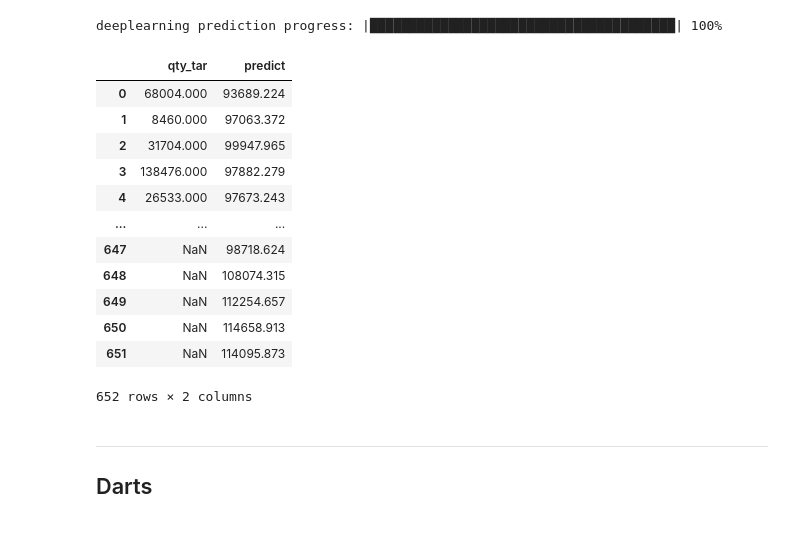
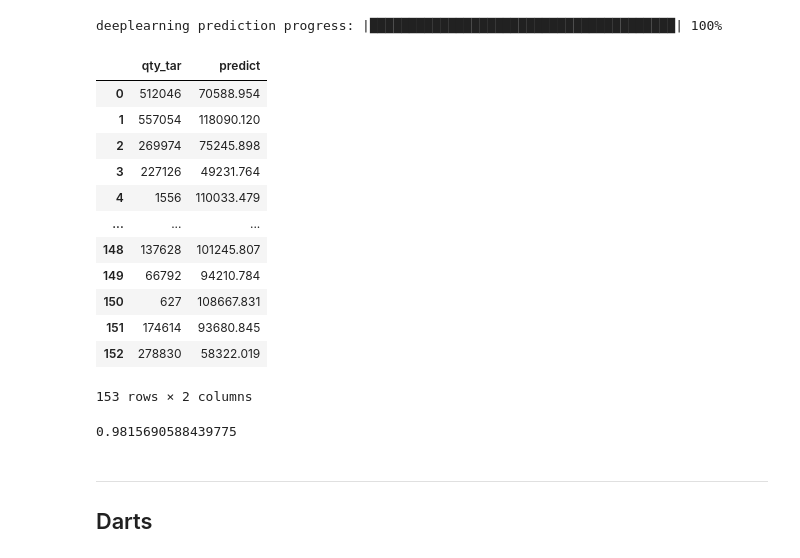
Before and after one commit to fyenne/play3_timeseries, a Jupyter notebook: hpi_out.ipynb, the cells around one changed output. Cells and saved outputs as stored; diff of their text form; code cells hidden in the pictures.

```diff
--- a/hpi_out.ipynb
+++ b/hpi_out.ipynb
@@ -567,11 +558,11 @@ h2o_df = h2o.H2OFrame(x_train2)
 train,test = h2o_df.split_frame(ratios=[0.75])
 
 dl = H2ODeepLearningEstimator(distribution="tweedie",
-                               hidden=[3,3],
+                               hidden=[30,30],
                                epochs=1000,
                                train_samples_per_iteration=-1,
                                reproducible=True,
-                               activation="rectifierwithdropout",
+                               activation="Maxout",
                                single_node_mode=False,
                                balance_classes=False,
                                force_load_balance=False,
@@ -579,10 +570,12 @@ dl = H2ODeepLearningEstimator(distribution="tweedie",
                                tweedie_power=1.5,
                                score_training_samples=0,
                                score_validation_samples=0,
+                               score_each_iteration = True,
                                stopping_rounds=0)
 dl.train(x=predictors,
          y=response,
-          training_frame=h2o_df)
+          training_frame= train,
+          validation_frame = test)
 
 # Eval performance:
 perf = dl.model_performance()
@@ -595,22 +598,28 @@ NameError: name 'insurance' is not defined
 # %%
 
 # Generate predictions on a test set (if necessary):
-pred = dl.predict(h2o_df)
+pred = dl.predict(test)
 # %% [output]
 deeplearning prediction progress: |███████████████████████████████████████| 100%
 # %%
-pd.concat([test['qty_tar'].as_data_frame(),pred.as_data_frame()], axis = 1)
+sult = pd.concat([test.as_data_frame()['qty_tar'],pred.as_data_frame()], axis = 1)
-# %% [output]
-|  | qty_tar | predict |
-| 0 | 68004.000 | 93689.224 |
-| 1 | 8460.000 | 97063.372 |
-| 2 | 31704.000 | 99947.965 |
-| 3 | 138476.000 | 97882.279 |
-| 4 | 26533.000 | 97673.243 |
-| ... | ... | ... |
-| 647 | NaN | 98718.624 |
-| 648 | NaN | 108074.315 |
-| 649 | NaN | 112254.657 |
-| 650 | NaN | 114658.913 |
-| 651 | NaN | 114095.873 |
-652 rows × 2 columns
+# %%
+sult
+# %% [output]
+|  | qty_tar | predict |
+| 0 | 512046 | 70588.954 |
+| 1 | 557054 | 118090.120 |
+| 2 | 269974 | 75245.898 |
+| 3 | 227126 | 49231.764 |
+| 4 | 1556 | 110033.479 |
+| ... | ... | ... |
+| 148 | 137628 | 101245.807 |
+| 149 | 66792 | 94210.784 |
+| 150 | 627 | 108667.831 |
+| 151 | 174614 | 93680.845 |
+| 152 | 278830 | 58322.019 |
+153 rows × 2 columns
+# %%
+mean_absolute_percentage_error(sult['qty_tar'], sult['predict'])
+# %% [output]
+0.9815690588439775
```
Also changed, not shown: parts of 13 cells of this notebook.
